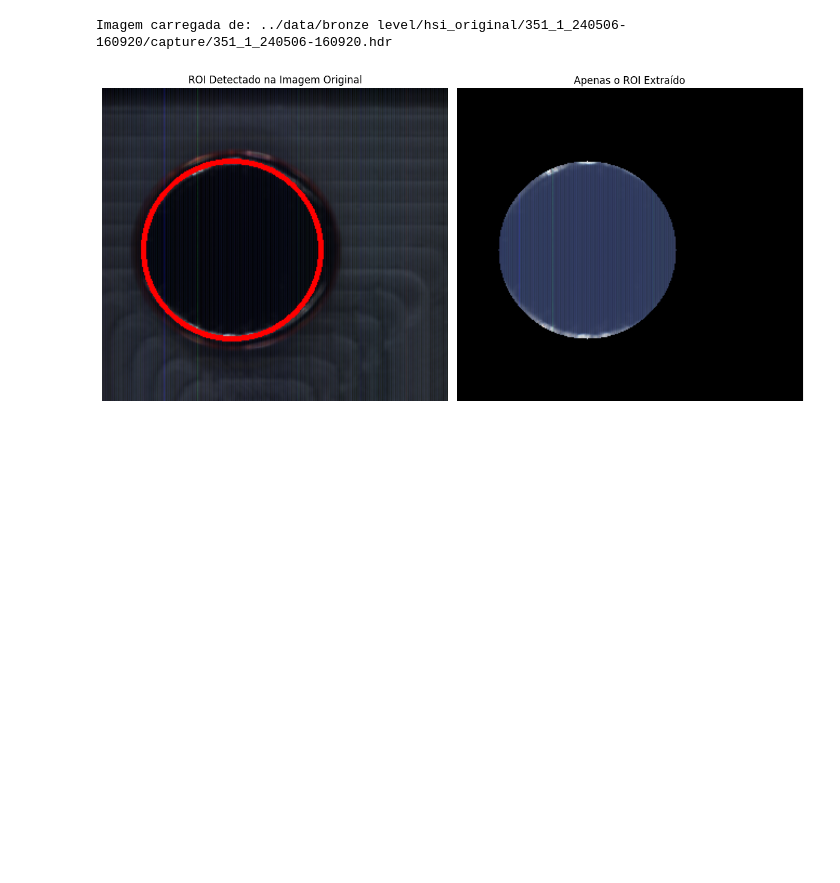
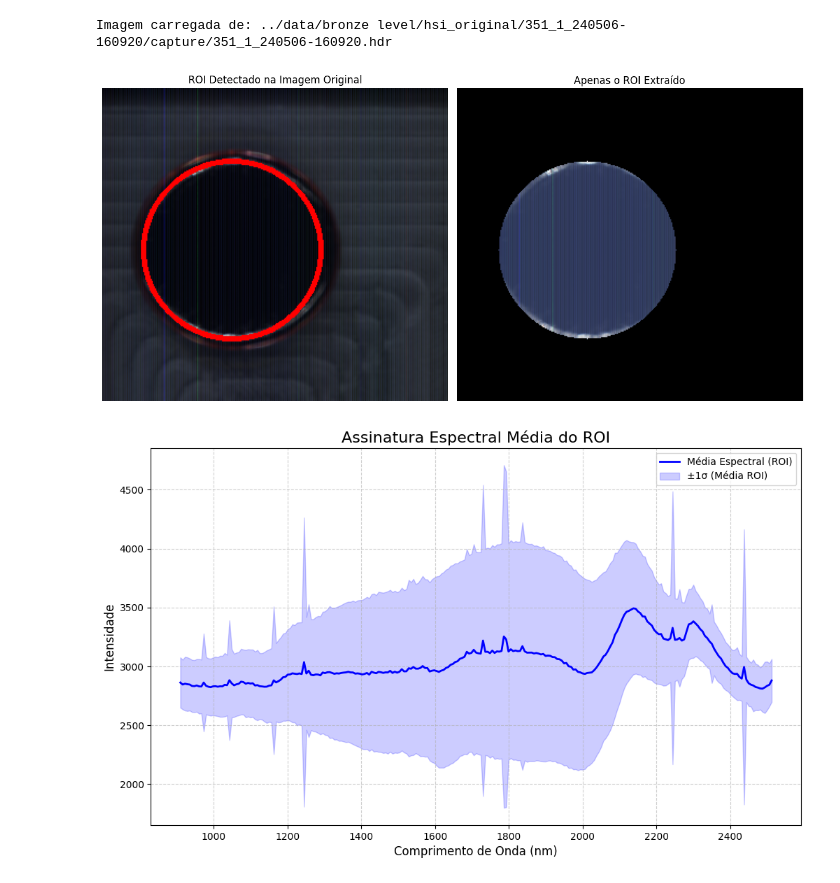
Before and after one commit to Athurgomes/HSI-Pipeline-Automation, a Jupyter notebook: notebooks/3.0-definicao_rois.ipynb, the cells around one changed output. Drawn from its saved outputs; the diff is of its cells as text; code cells hidden in the pictures; blank space fills up the shorter version.

```diff
--- a/notebooks/3.0-definicao_rois.ipynb
+++ b/notebooks/3.0-definicao_rois.ipynb
@@ -30,6 +28,10 @@ except FileNotFoundError:
 # %% [output]
 Imagem carregada de: ../data/bronze level/hsi_original/351_1_240506-160920/capture/351_1_240506-160920.hdr
 # %%
-rois(img)
+rois, img_rgb, circulo = selecionar_rois(img)
+plotar_comparacao_roi(rois, img_rgb, circulo)
+
+plotar_media_espectral(rois, img.bands.centers)
 # %% [output]
 [figure]
+[figure, added]
```
Also changed, not shown: parts of 1 cell of this notebook, 15 other files.
